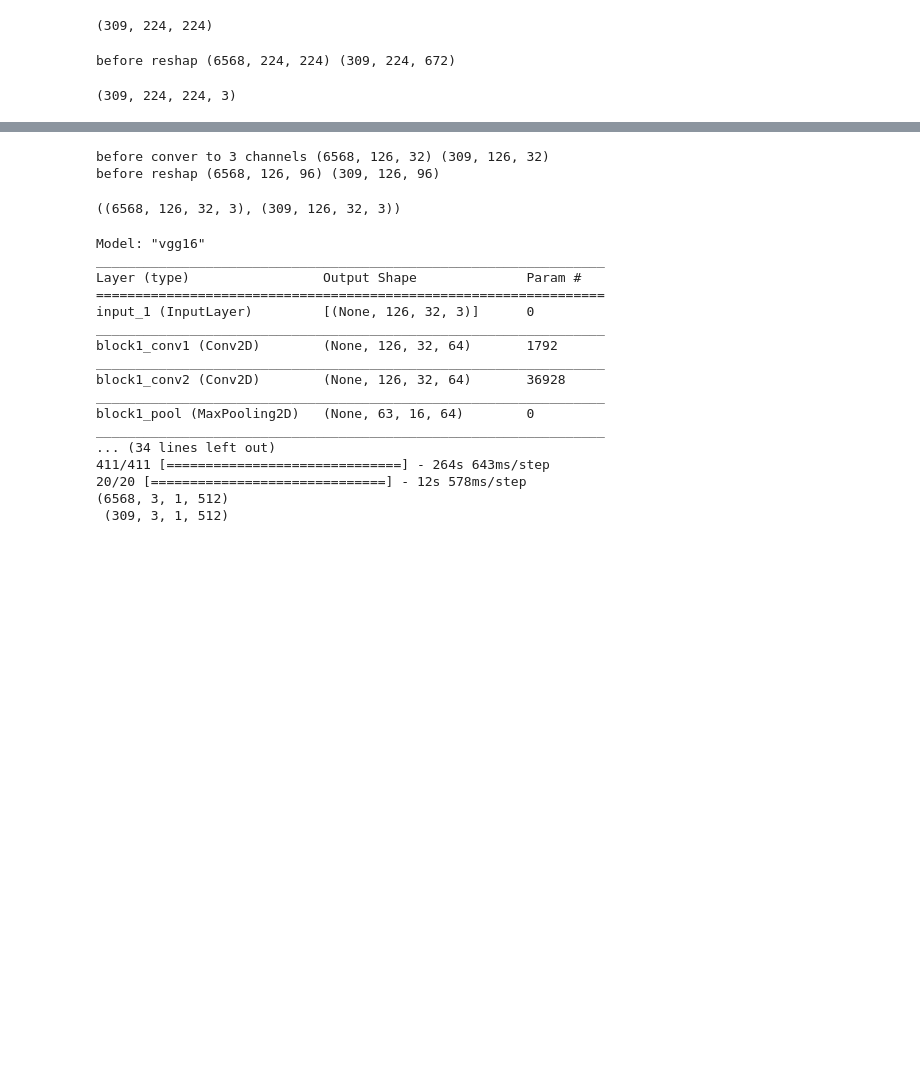
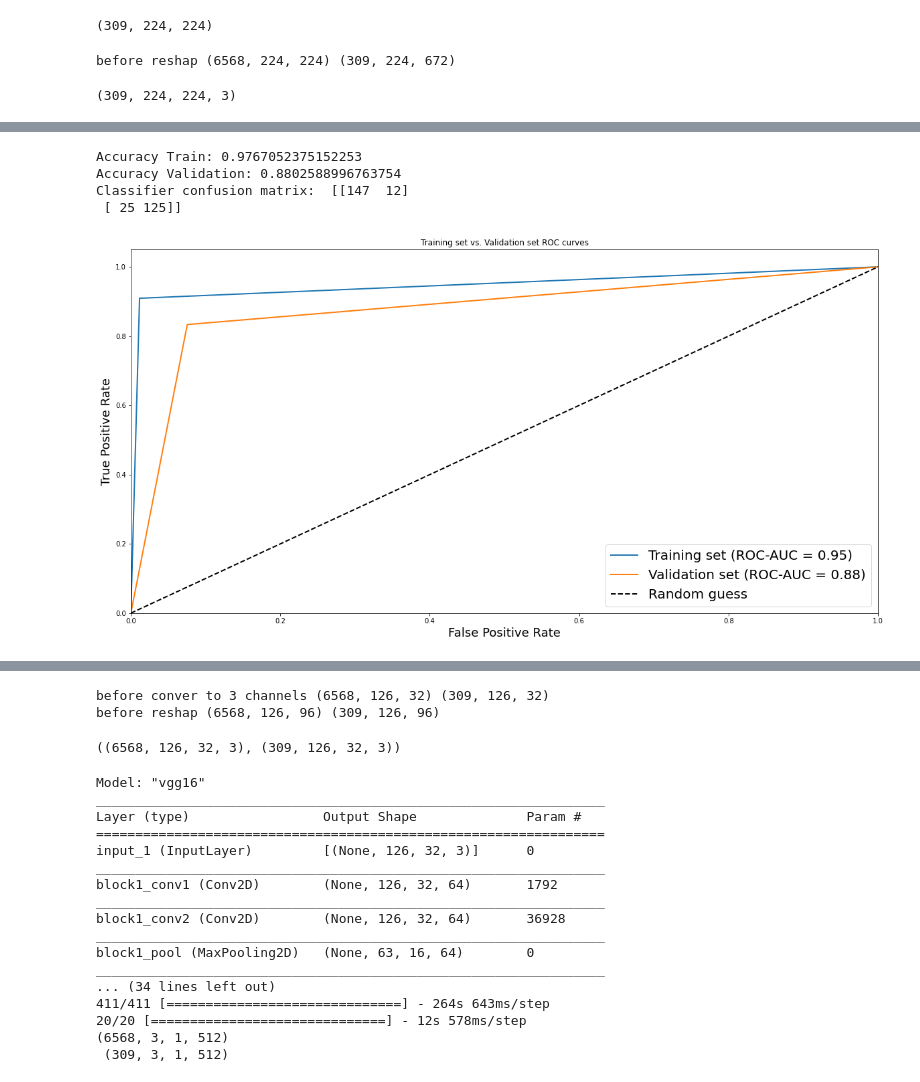
Before and after one commit to Shellyga/MAFAT-Radar-Challenge, a Jupyter notebook: Copy_of_MAFAT_Radar_Challenge_Baseline_CNN_Model.ipynb, the cells around one changed output, grey strips where cells are left out. Drawn from its saved outputs; the diff is of its cells as text; code cells hidden in the pictures; blank space fills up the shorter version.

```diff
--- a/Copy_of_MAFAT_Radar_Challenge_Baseline_CNN_Model.ipynb
+++ b/Copy_of_MAFAT_Radar_Challenge_Baseline_CNN_Model.ipynb
@@ -622,0 +625,35 @@ model_cnn.compile(loss=loss_function, optimizer=optimizer, metrics=[AUC(), 'accu
+# %%
+import keras
+# Model configuration:
+batch_size = 16
+img_width, img_height = 126, 32
+loss_function = losses.BinaryCrossentropy()
+no_epochs = 10
+optimizer = Adam(learning_rate = 0.001)
+input_shape = (img_width, img_height, 1)
+# input_shape = (1*1*512)
+init = keras.initializers.GlorotNormal(seed = 0)
+
+# Creating and running the model
+model = Sequential()
+model.add(Conv2D(16, kernel_size=(3, 3), activation='relu', kernel_initializer = init, bias_regularizer='l2', input_shape=input_shape))
+model.add(MaxPooling2D(pool_size=(2, 2)))
+model.add(Conv2D(32, kernel_size=(3, 3), activation='relu', kernel_initializer = init, bias_regularizer='l2'))
+model.add(MaxPooling2D(pool_size=(2, 2)))
+model.add(Flatten())
+model.add(Dense(128, kernel_regularizer = 'l2', activation='relu', kernel_initializer = init))
+model.add(Dense(32, kernel_regularizer = 'l2', activation='relu', kernel_initializer = init))
+model.add(Dense(2, activation='sigmoid', kernel_initializer = init))
+
+model.compile(loss=loss_function, optimizer=optimizer, metrics=[AUC(), 'accuracy'])
+# %%
+train_x = train_x.reshape(-1,126,32,1)
+val_x= val_x.reshape (-1,126,32,1)
+
+# Converting Labels to one hot encoded format
+encoded_train_y = to_categorical(train_y)
+encoded_val_y = to_categorical(val_y)
+# %%
+# Model fit
+history = model.fit(train_x, encoded_train_y, batch_size = batch_size, epochs = 25,
+                    validation_data = (val_x, encoded_val_y),callbacks=callbacks)
@@ -623,3 +678,11 @@ model_cnn.compile(loss=loss_function, optimizer=optimizer, metrics=[AUC(), 'accu
+# %%
+plot_results(model)
+# %% [output]
+Accuracy Train: 0.9767052375152253
+Accuracy Validation: 0.8802588996763754
+Classifier confusion matrix:  [[147  12]
+ [ 25 125]]
+[figure, added]
 # %% [markdown]
 **Model Architecture**
 
```
Also changed, not shown: parts of 9 cells of this notebook.
